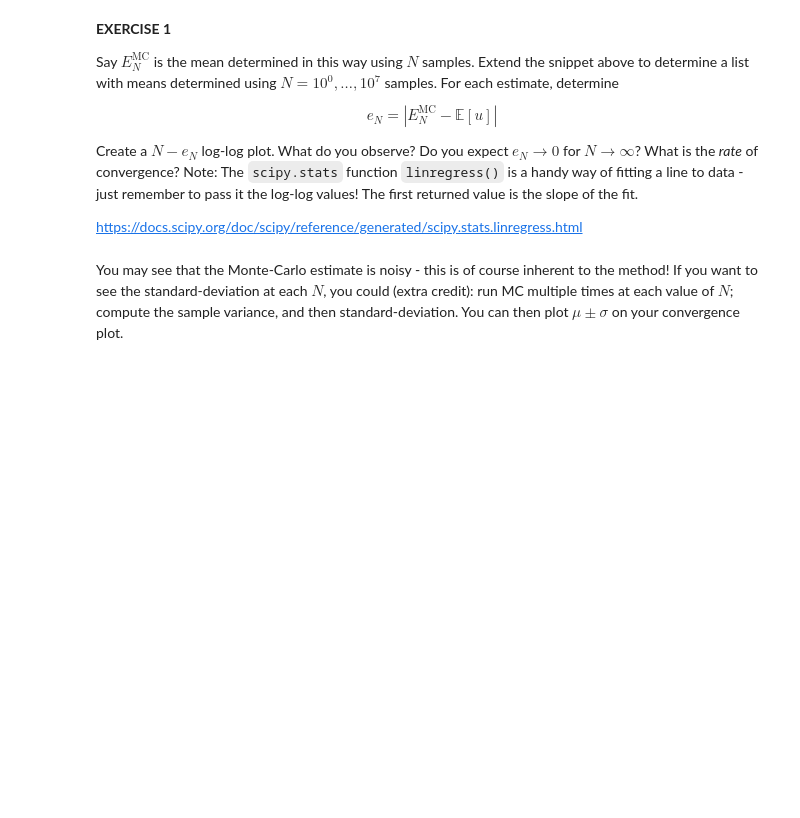
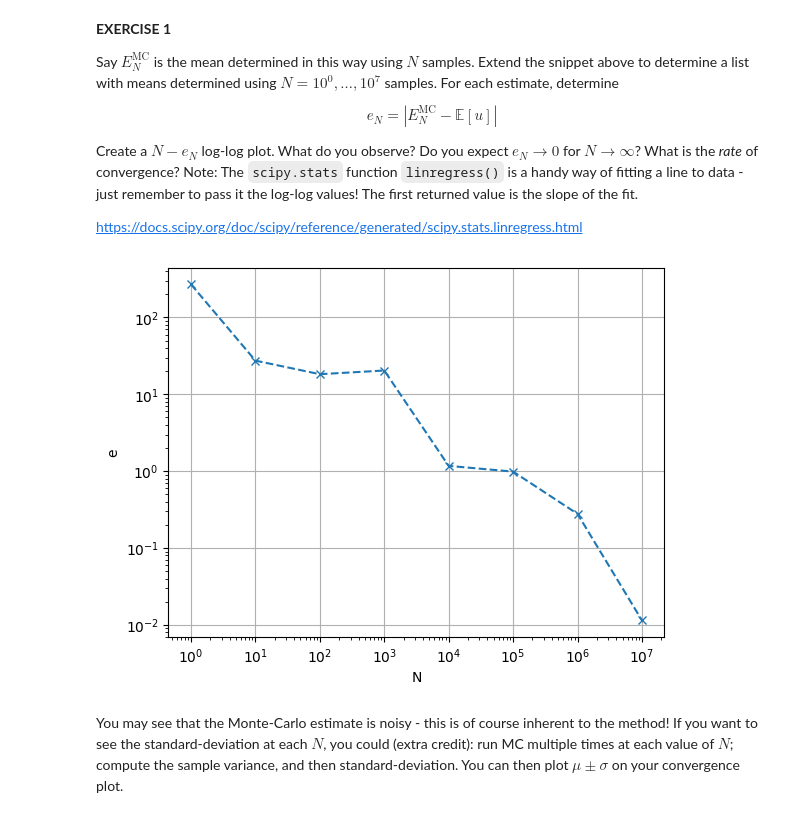
Before and after one commit to msahirs/CFD_IV, a Jupyter notebook: Tutorial1.ipynb, the cells around one changed output. Cells and saved outputs as stored; diff of their text form; code cells hidden in the pictures; blank space fills up the shorter version.

```diff
--- a/Tutorial1.ipynb
+++ b/Tutorial1.ipynb
@@ -62,6 +62,31 @@ $$e_N = \left|E^\text{MC}_N - \mathbb{E}[u]\right|$$
 Create a $N - e_N$ log-log plot. What do you observe? Do you expect $e_N \to 0$ for $N \to \infty$? What is the *rate* of convergence?  Note: The `scipy.stats` function `linregress()` is a handy way of fitting a line to data - just remember to pass it the log-log values!  The first returned value is the slope of the fit.
 
 https://docs.scipy.org/doc/scipy/reference/generated/scipy.stats.linregress.html
+# %%
+n_max = 8
+N_arr = np.zeros(n_max,  dtype = int)
+err_arr = np.zeros(n_max)
+EMC_arr = np.zeros(n_max)
+
+Eu = 421.864040287311503221212881103111494455415403225767785 # exact expectation
+
+for i in range(n_max):
+    i = int(i)
+    N_arr[i] = 10**i
+
+    X1 = np.random.rand(N_arr[i], 1)
+    X2 = np.random.rand(N_arr[i], 1)
+
+    EMC_arr[i] = np.mean(u(X1, X2))
+    err_arr[i] = np.abs( EMC_arr[i]-Eu)
+
+plt.figure()
+plt.loglog(N_arr, err_arr, '--', marker = 'x')
+plt.xlabel('N')
+plt.ylabel('e')
+plt.grid(True)
+# %% [output]
+[figure, added]
 # %% [markdown]
 You may see that the Monte-Carlo estimate is noisy - this is of course inherent to the method!  If you want to see the standard-deviation at each $N$, you could (extra credit): run MC multiple times at each value of $N$; compute the sample variance, and then standard-deviation.  You can then plot $\mu \pm \sigma$ on your convergence plot.
 # %% [markdown]
```
Also changed, not shown: parts of 5 cells of this notebook, 1 other file.
